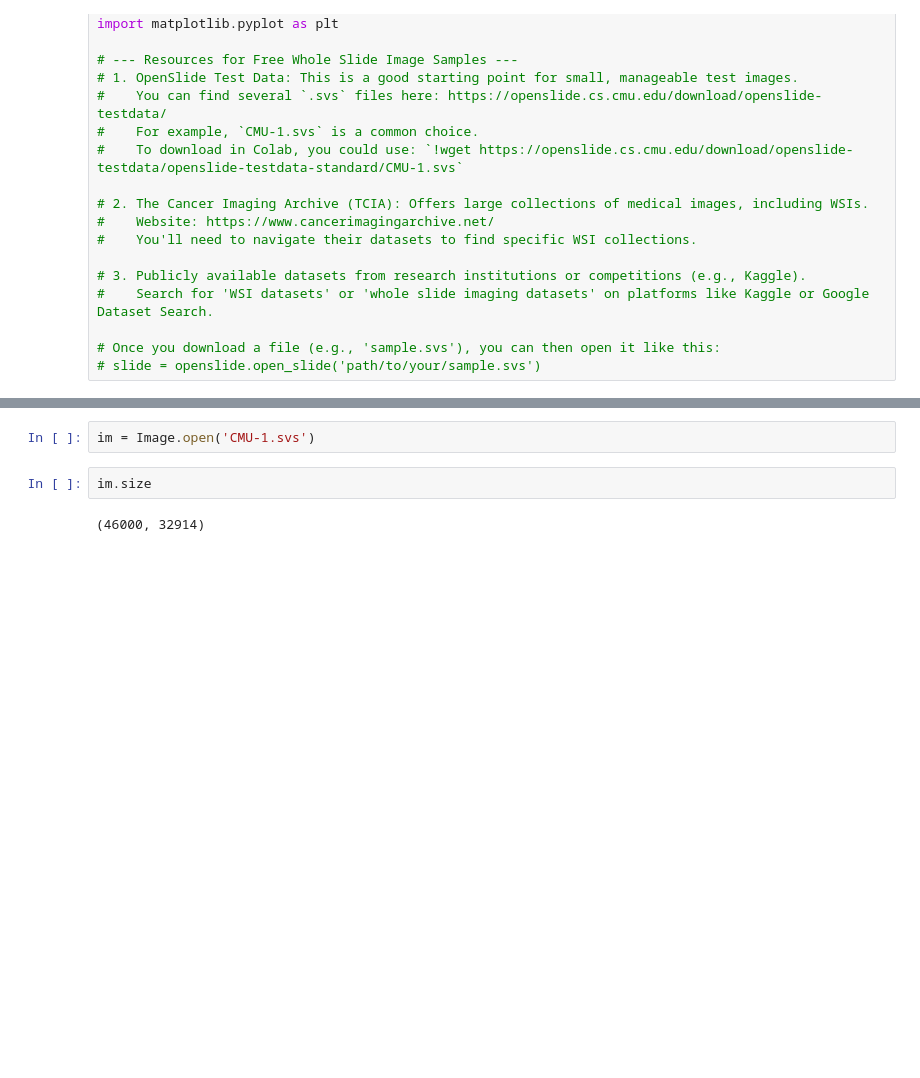
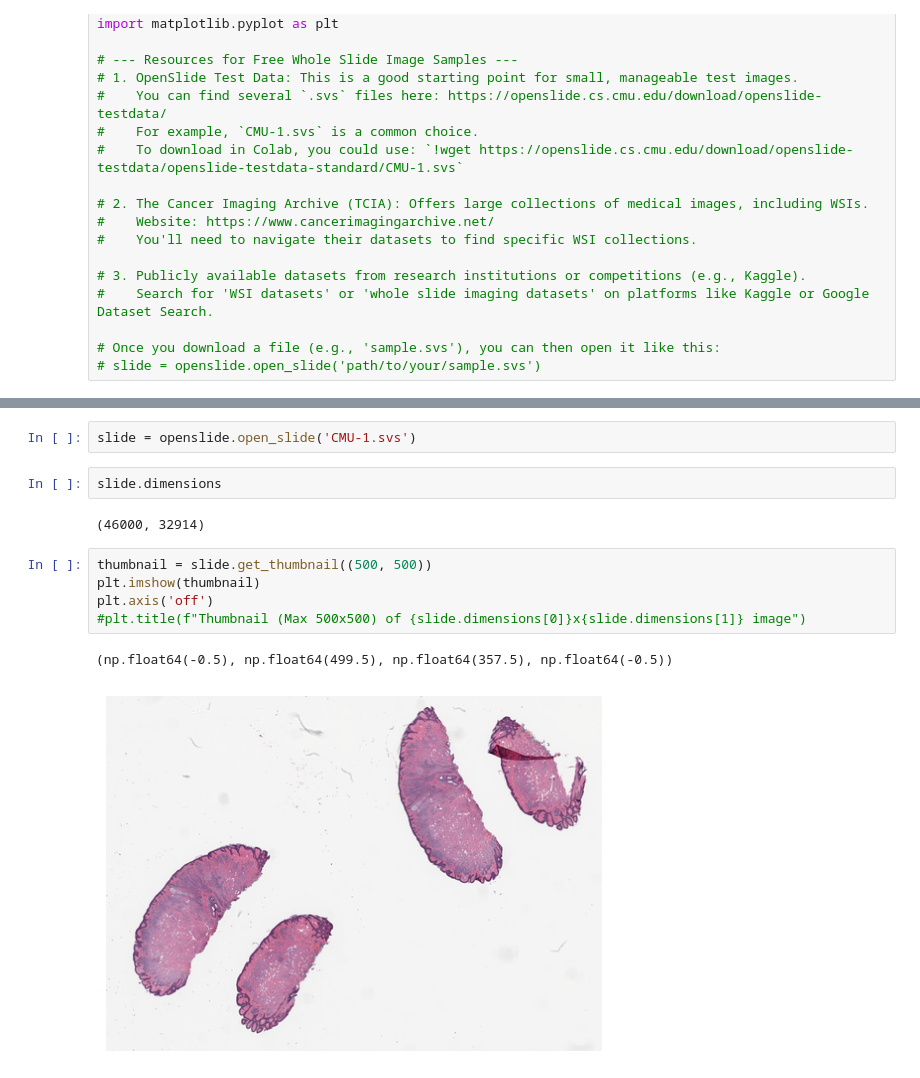
Before and after one commit to zuls/WSI, a Jupyter notebook: WSI.ipynb, the cells around one changed output, grey strips where cells are left out. Cells and saved outputs as stored; diff of their text form; blank space fills up the shorter version.

```diff
--- a/WSI.ipynb
+++ b/WSI.ipynb
@@ -64,6 +55,14 @@ CMU-1.svs           100%[===================>] 169.33M  12.9MB/s    in 24s
 # %%
-im = Image.open('CMU-1.svs')
+slide = openslide.open_slide('CMU-1.svs')
-# %%
-im.size
-# %% [output]
-(46000, 32914)
+# %%
+slide.dimensions
+# %% [output]
+(46000, 32914)
+# %%
+thumbnail = slide.get_thumbnail((500, 500))
+plt.imshow(thumbnail)
+plt.axis('off')
+#plt.title(f"Thumbnail (Max 500x500) of {slide.dimensions[0]}x{slide.dimensions[1]} image")
+# %% [output]
+(np.float64(-0.5), np.float64(499.5), np.float64(357.5), np.float64(-0.5))
+[figure, added]
```
Also changed, not shown: parts of 2 cells of this notebook.
